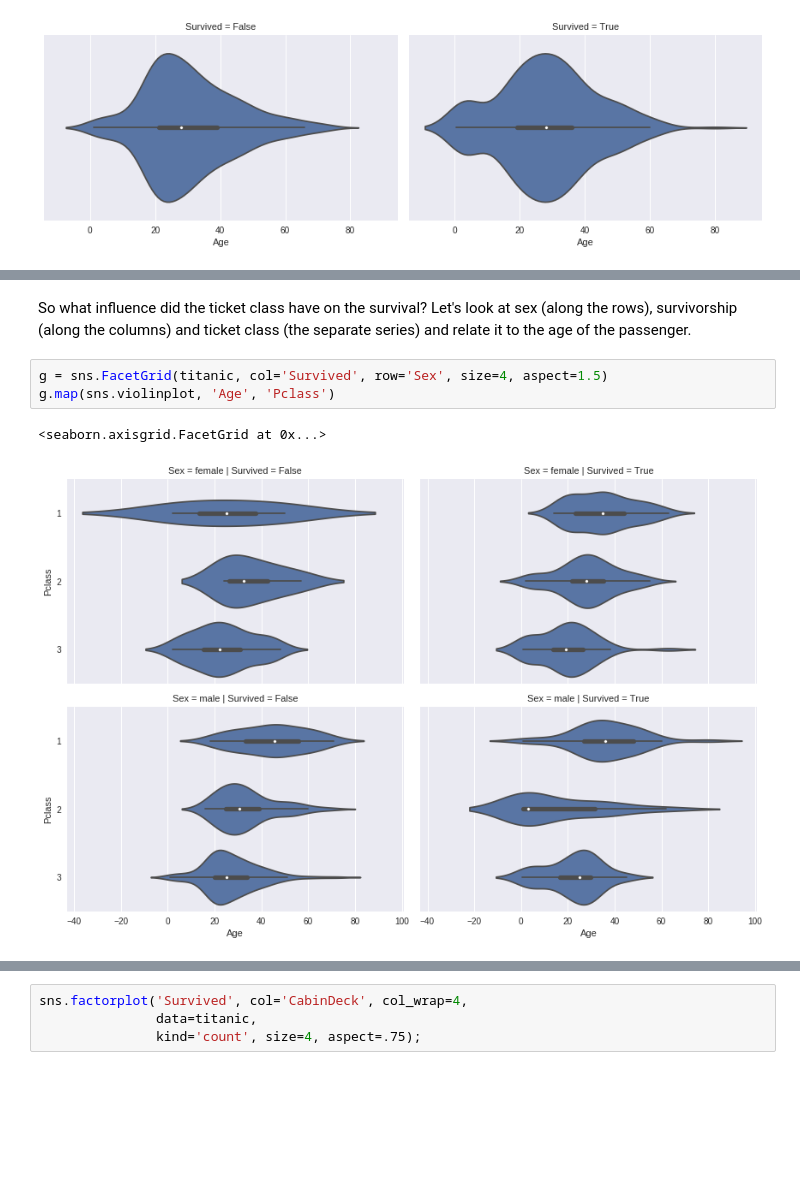
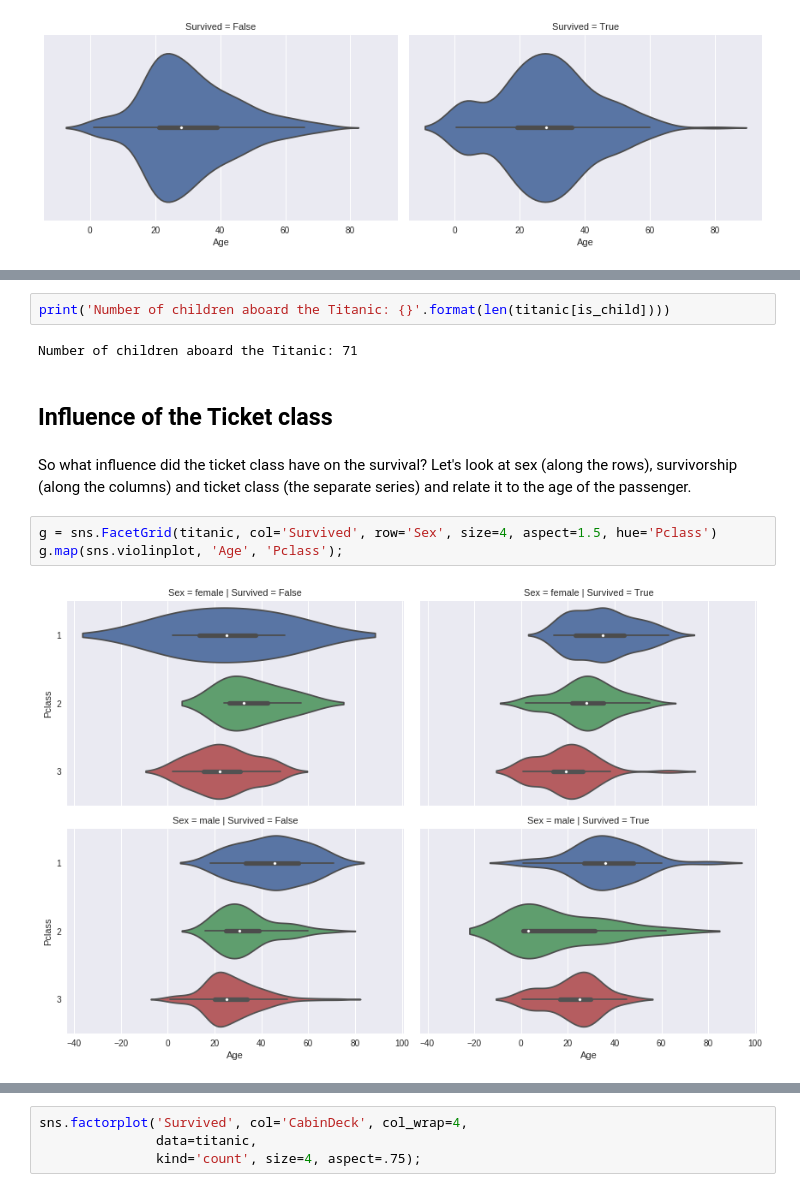
Before and after one commit to sunsided/DAND-Titanic, a Jupyter notebook: titanic.ipynb, the cells around one changed output, grey strips where cells are left out. Saved outputs shown, nothing was run; the diff lists cells and outputs as text; blank space fills up the shorter version.

```diff
--- a/titanic.ipynb
+++ b/titanic.ipynb
@@ -657,8 +743,13 @@ Name: Age, dtype: float64
+# %%
+print('Number of children aboard the Titanic: {}'.format(len(titanic[is_child])))
+# %% [output]
+Number of children aboard the Titanic: 71
+# %% [markdown]
+## Influence of the Ticket class
 # %% [markdown]
 So what influence did the ticket class have on the survival? Let's look at sex (along the rows), survivorship (along the columns) and ticket class (the separate series) and relate it to the age of the passenger.
 # %%
-g = sns.FacetGrid(titanic, col='Survived', row='Sex', size=4, aspect=1.5)
-g.map(sns.violinplot, 'Age', 'Pclass')
+g = sns.FacetGrid(titanic, col='Survived', row='Sex', size=4, aspect=1.5, hue='Pclass')
+g.map(sns.violinplot, 'Age', 'Pclass');
 # %% [output]
-<seaborn.axisgrid.FacetGrid at 0x...>
-[figure, old version]
+[figure, new version]
```
Also changed, not shown: parts of 48 cells of this notebook.
